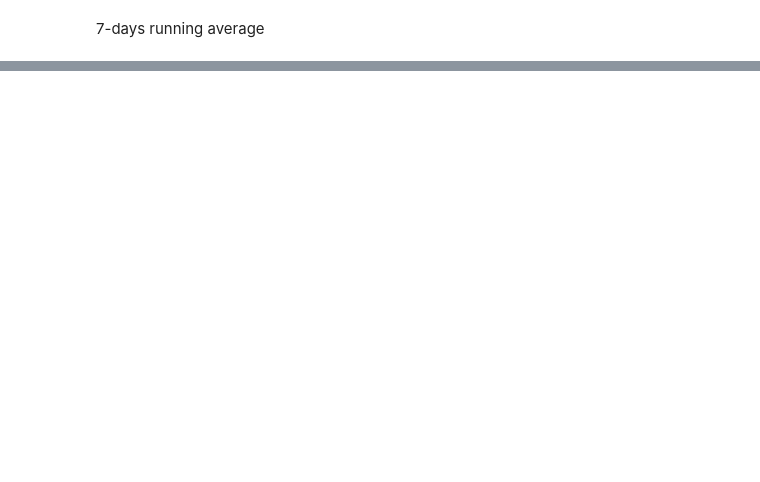
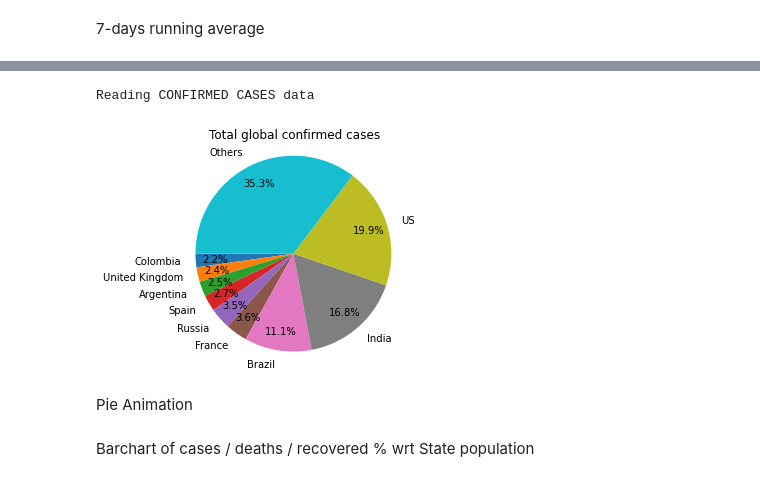
Before and after one commit to MatteGarba/Covid19-Data-Visualization, a Jupyter notebook: Project.ipynb, the cells around one changed output, grey strips where cells are left out. Saved outputs shown, nothing was run; the diff lists cells and outputs as text; code cells hidden in the pictures; blank space fills up the shorter version.

```diff
--- a/Project.ipynb
+++ b/Project.ipynb
@@ -894,0 +634,30 @@ Reading DAILY data
+# %%
+# Pie chart
+DATATYPE = "confirmed" # confirmed || recovered || deaths
+THRESHOLD = 0.02# *100 %
+COUNTRIES = ""# UPDATE IT DOWN THERE
+
+# Multiple countries plots
+data = read_covid_data(filetype=DATATYPE)
+if data is None:
+  print("Terminating...")
+  exit(-1)
+
+#update these together to have a title consistent with the plot
+COUNTRIES = get_countries(data, list_num=0) # 0: all countries | 1: EU countries
+COUNTRIES_LABEL = "global" # global || european
+cntrs = (COUNTRIES, COUNTRIES_LABEL)
+
+whole = dict()
+
+for c in COUNTRIES:
+  # daily, cumulative, dates = extract_data(data_cases, country=COUNTRY)
+  lists = extract_data(data, country=c)
+  whole[c] = lists
+
+plot_pie(whole, cntrs, THRESHOLD)
+# %% [output]
+Reading CONFIRMED CASES data
+[figure, added]
+# %% [markdown]
+Pie Animation
@@ -894,0 +754,2 @@ Reading DAILY data
+# %% [markdown]
+Barchart of cases / deaths / recovered % wrt State population
```
Also changed, not shown: parts of 26 cells of this notebook.
